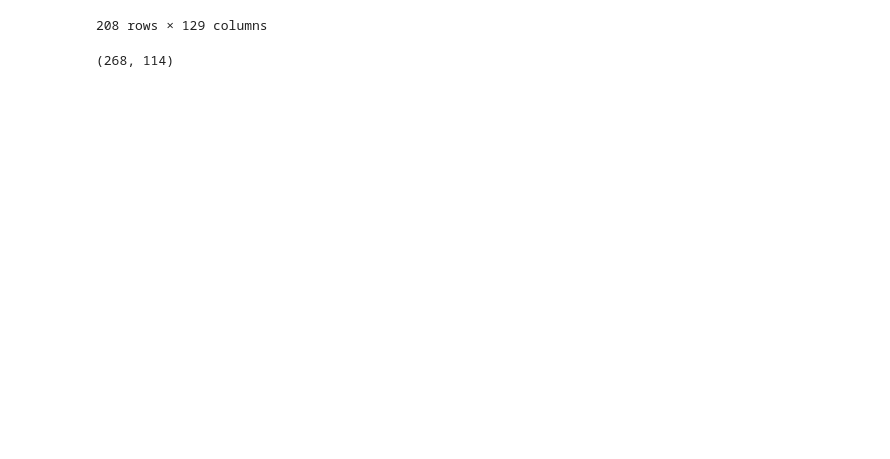
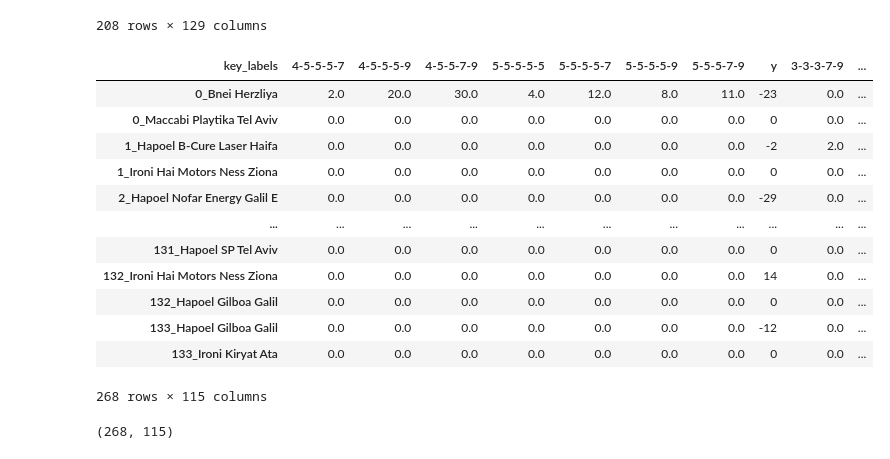
Before and after one commit to NachiLieder/LSA, a Jupyter notebook: mmm_cluster_resolution.ipynb, the cells around one changed output. Drawn from its saved outputs; the diff is of its cells as text; code cells hidden in the pictures; blank space fills up the shorter version.

```diff
--- a/mmm_cluster_resolution.ipynb
+++ b/mmm_cluster_resolution.ipynb
@@ -51,9 +51,26 @@ for game_id in df['game_id'].unique():
         total_plus_minus = grouped_filter['Plus/Minus'].sum()
         game_row = grouped_filter[['Possessions']].T
         game_row.index = [f'{game_id}_{team_name}']
+        game_row['y'] = total_plus_minus
         row_game_lineups = pd.concat([row_game_lineups,game_row])
 row_game_lineups.fillna(0, inplace=True)
+# %%
+row_game_lineups
+# %% [output]
+| key_labels | 4-5-5-5-7 | 4-5-5-5-9 | 4-5-5-7-9 | 5-5-5-5-5 | 5-5-5-5-7 | 5-5-5-5-9 | 5-5-5-7-9 | y | 3-3-3-7-9 | ... |
+| 0_Bnei Herzliya | 2.0 | 20.0 | 30.0 | 4.0 | 12.0 | 8.0 | 11.0 | -23 | 0.0 | ... |
+| 0_Maccabi Playtika Tel Aviv | 0.0 | 0.0 | 0.0 | 0.0 | 0.0 | 0.0 | 0.0 | 0 | 0.0 | ... |
+| 1_Hapoel B-Cure Laser Haifa | 0.0 | 0.0 | 0.0 | 0.0 | 0.0 | 0.0 | 0.0 | -2 | 2.0 | ... |
+| 1_Ironi Hai Motors Ness Ziona | 0.0 | 0.0 | 0.0 | 0.0 | 0.0 | 0.0 | 0.0 | 0 | 0.0 | ... |
+| 2_Hapoel Nofar Energy Galil E | 0.0 | 0.0 | 0.0 | 0.0 | 0.0 | 0.0 | 0.0 | -29 | 0.0 | ... |
+| ... | ... | ... | ... | ... | ... | ... | ... | ... | ... | ... |
+| 131_Hapoel SP Tel Aviv | 0.0 | 0.0 | 0.0 | 0.0 | 0.0 | 0.0 | 0.0 | 0 | 0.0 | ... |
+| 132_Ironi Hai Motors Ness Ziona | 0.0 | 0.0 | 0.0 | 0.0 | 0.0 | 0.0 | 0.0 | 14 | 0.0 | ... |
+| 132_Hapoel Gilboa Galil | 0.0 | 0.0 | 0.0 | 0.0 | 0.0 | 0.0 | 0.0 | 0 | 0.0 | ... |
+| 133_Hapoel Gilboa Galil | 0.0 | 0.0 | 0.0 | 0.0 | 0.0 | 0.0 | 0.0 | -12 | 0.0 | ... |
+| 133_Ironi Kiryat Ata | 0.0 | 0.0 | 0.0 | 0.0 | 0.0 | 0.0 | 0.0 | 0 | 0.0 | ... |
+268 rows × 115 columns
 # %%
 row_game_lineups.shape
 # %% [output]
-(268, 114)
+(268, 115)
```
Also changed, not shown: parts of 14 cells of this notebook, 4 other files.
